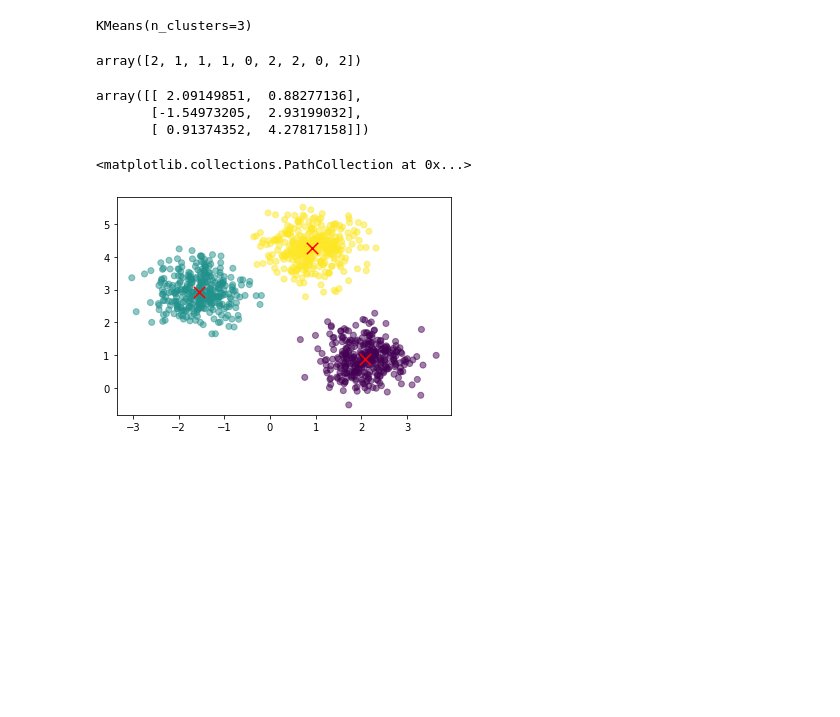
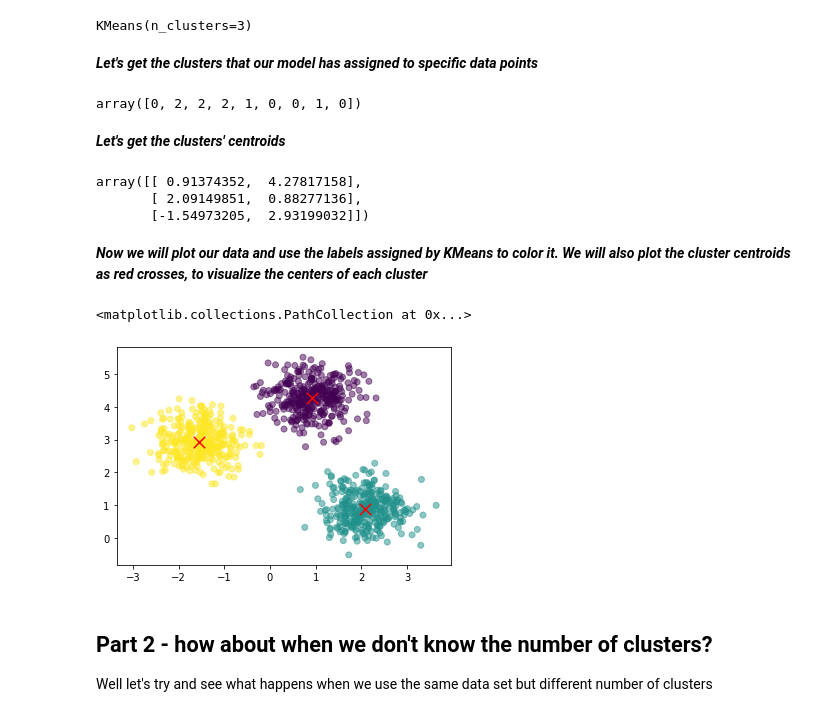
Before and after one commit to KantiCodes/ml-basic-KMeans, a Jupyter notebook: KMeans.ipynb, the cells around one changed output. Drawn from its saved outputs; the diff is of its cells as text; code cells hidden in the pictures; blank space fills up the shorter version.

```diff
--- a/KMeans.ipynb
+++ b/KMeans.ipynb
@@ -6,4 +10,4 @@ import matplotlib.pyplot as plt
 # %%
 
-X, y = make_blobs(n_samples=1000, centers=3, n_features=2,
+X, _ = make_blobs(n_samples=1000, centers=3, n_features=2,
                  random_state=0, cluster_std=0.5)  # Initializing the data with two features and two centriods
@@ -17,21 +26,31 @@ kmeans = KMeans(n_clusters=3)  # Constructing the KMeans algorithm with 3 cluste
 kmeans.fit(X)  # Fitting the data - letting the algorithm to train itself and find the most optimal clusters
 # %% [output]
 KMeans(n_clusters=3)
+# %% [markdown]
+***Let's get the clusters that our model has assigned to specific data points***
 # %%
-samples_id = kmeans.labels_  # Here it is describing to which cluster certain sample belong ples
-samples_id[1:10]  # Display cluster_id for first 10 samples
+labels = kmeans.labels_  # Get labels assigned to the samples by Kmeans
+labels[1:10]  # Display cluster_id for first 10 samples
 # %% [output]
-array([2, 1, 1, 1, 0, 2, 2, 0, 2])
+array([0, 2, 2, 2, 1, 0, 0, 1, 0])
+# %% [markdown]
+***Let's get the clusters' centroids***
 # %%
 cluster_centers = kmeans.cluster_centers_  # coordinates of the cluster centriods
 cluster_centers
 # %% [output]
-array([[ 2.09149851,  0.88277136],
-       [-1.54973205,  2.93199032],
-       [ 0.91374352,  4.27817158]])
+array([[ 0.91374352,  4.27817158],
+       [ 2.09149851,  0.88277136],
+       [-1.54973205,  2.93199032]])
+# %% [markdown]
+***Now we will plot our data and use the labels assigned by KMeans to color it. We will also plot the cluster centroids as red crosses, to visualize the centers of each cluster***
 # %%
-plt.scatter(X[:,0], X[:,1], c=samples_id, alpha=0.5)  # Plot all of the samples and base the color on the label assigned
+plt.scatter(X[:,0], X[:,1], c=labels, alpha=0.5)  # Plot all of the samples and base the color on the label assigned
 plt.scatter(cluster_centers[:,0], cluster_centers[:,1], marker="x", color='r', s=130)  # Plot the centroids
 # %% [output]
 <matplotlib.collections.PathCollection at 0x...>
-[figure, old version]
+[figure, new version]
+# %% [markdown]
+## Part 2 - how about when we don't know the number of clusters?
+
+Well let's try and see what happens when we use the same data set but different number of clusters
```
Also changed, not shown: parts of 19 cells of this notebook.
